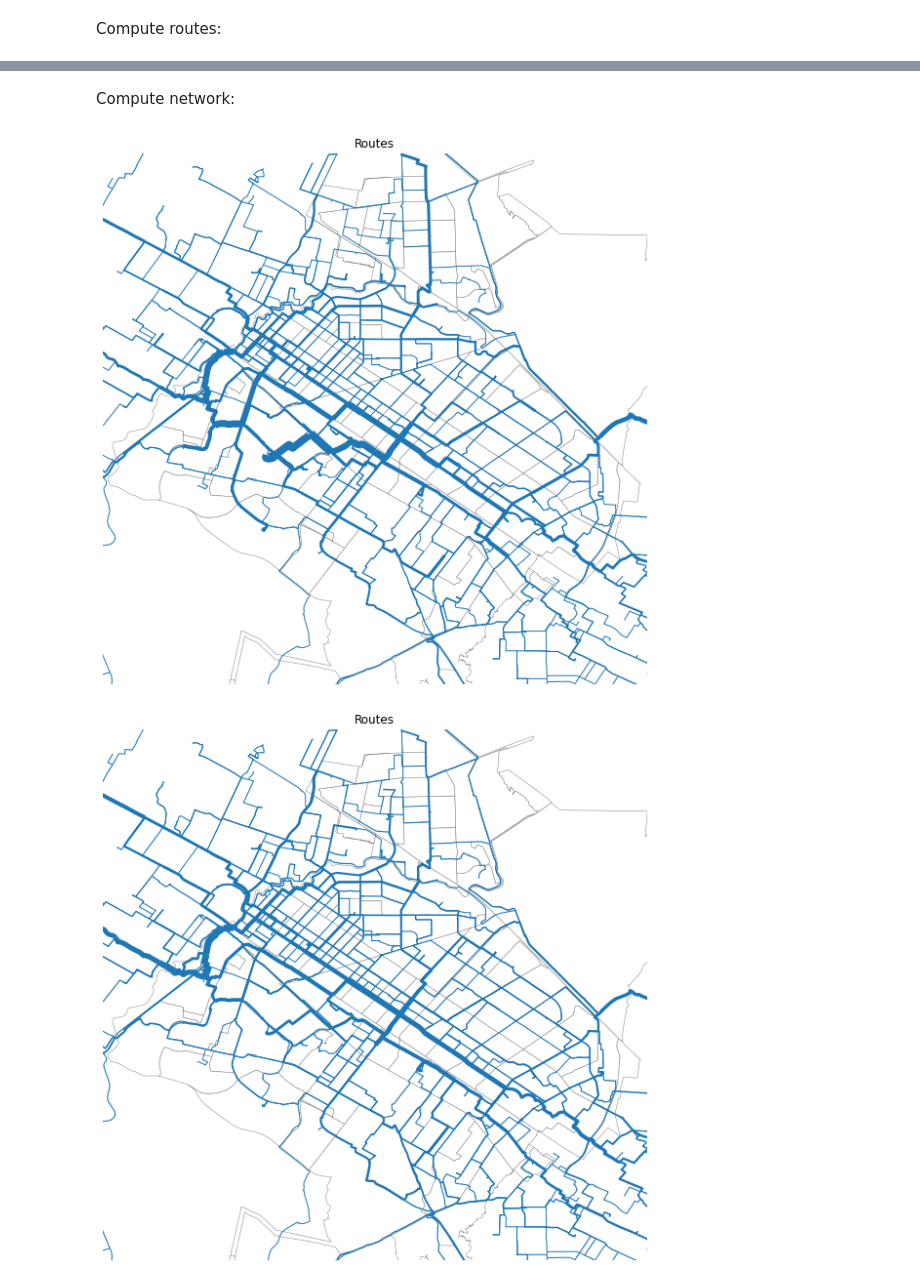
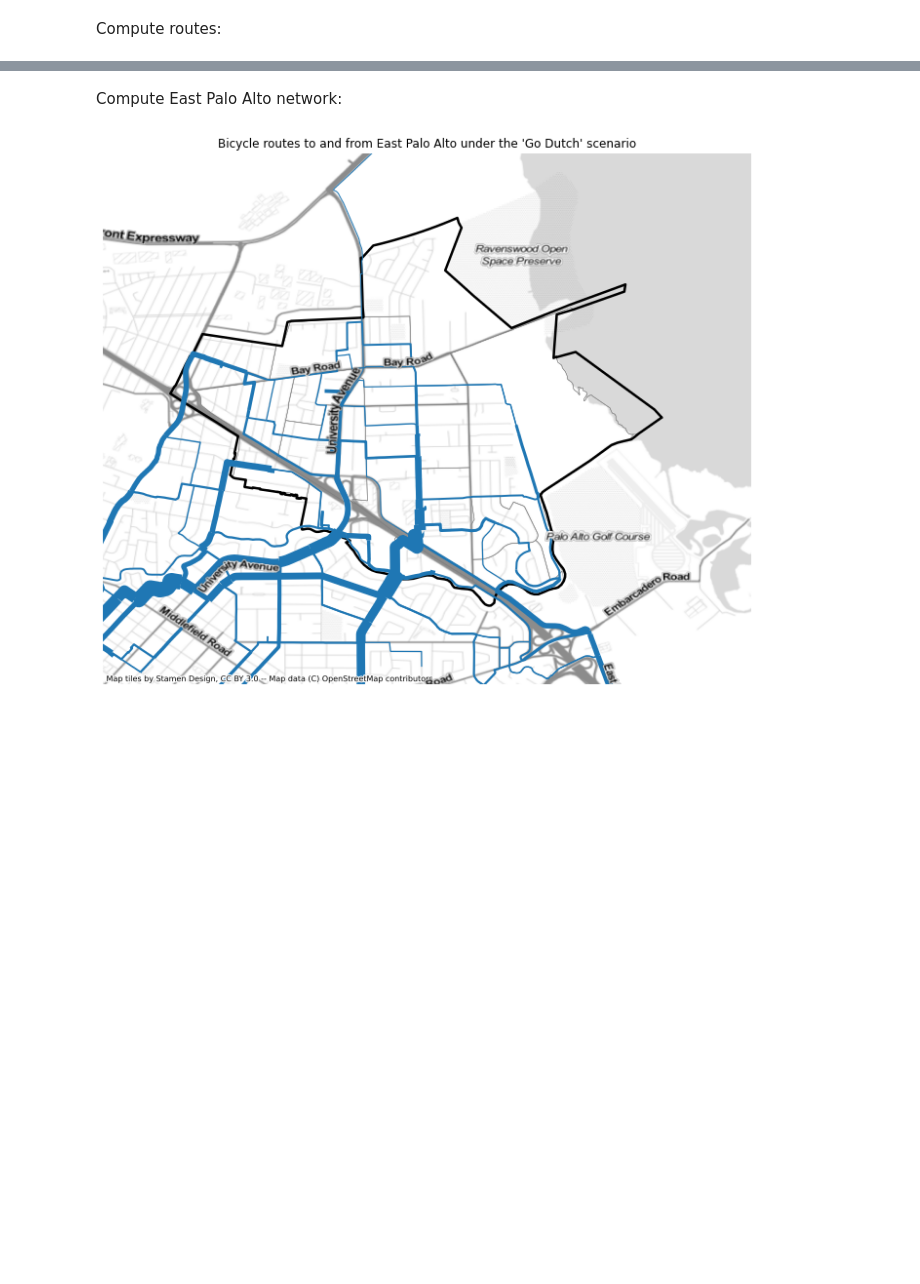
Before and after one commit to pctBayArea/stplanpy, a Jupyter notebook: jupyter/stplanpy.ipynb, the cells around one changed output, grey strips where cells are left out. Drawn from its saved outputs; the diff is of its cells as text; code cells hidden in the pictures; blank space fills up the shorter version.

```diff
--- a/jupyter/stplanpy.ipynb
+++ b/jupyter/stplanpy.ipynb
@@ -154,10 +168,12 @@ flow_data = gpd.GeoDataFrame(flow_data)
 flow_data = flow_data.set_crs("EPSG:6933")
 
 # Plot origin destination lines for distances less than 10km
-fig, ax = plt.subplots(figsize=(10,10))
+fig, ax = plt.subplots(figsize=(16,10))
 ax.set_aspect("equal")
-taz.loc[taz["placefp"].isin(places)].plot(ax=ax, color='white', edgecolor='gray', linewidth=0.5)
+taz.loc[taz["placefp"].isin(places)].boundary.plot(ax=ax, edgecolor='gray', linewidth=0.5)
 flow_data.loc[flow_data["distance"] <= 10000].plot(ax=ax, column="distance", linewidth=0.5)
+ctx.add_basemap(ax, crs=flow_data.crs, source=ctx.providers.Stamen.TonerLite)
+ctx.add_basemap(ax, crs=flow_data.crs, source=ctx.providers.Stamen.TonerLabels)
 plt.title("Origin-destination flow lines less than 10km")
 plt.axis('off')
 plt.show()
@@ -177,7 +193,9 @@ place[["bike10", "all10"]] = place.mode_share(flow_data.loc[flow_data["distance"
 # Plot data
 fig, ax = plt.subplots(figsize=(10,10))
 ax.set_aspect("equal")
-taz.loc[taz["placefp"].isin(places)].plot(ax=ax, column="bike", edgecolor='gray', linewidth=0.5, legend=True)
+taz.loc[taz["placefp"].isin(places)].plot(ax=ax, column="bike", alpha=0.8, edgecolor='gray', linewidth=0.5, legend=True)
+ctx.add_basemap(ax, crs=taz.crs, source=ctx.providers.Stamen.TonerLite)
+ctx.add_basemap(ax, crs=taz.crs, source=ctx.providers.Stamen.TonerLabels)
 plt.title("Bicycle mode share of traffic analysis zones in East Palo Alto, Palo Alto, and Stanford Univeristy")
 plt.axis('off')
 plt.show()
@@ -193,7 +211,7 @@ print(place[["name", "bike", "go_dutch", "bike10", "all", "all10"]])
 # %% [markdown]
 Compute routes:
 # %%
-# Select routes shorter than 30km
+# Select routes shorter than 25km
 flow_data = flow_data.loc[flow_data["distance"] <= 25000]
 
 # Read the cyclestreets api key
@@ -216,13 +234,13 @@ flow_data = gpd.GeoDataFrame(flow_data)
 flow_data = flow_data.set_crs("EPSG:6933")
 
 # Plot routes
-fig, ax = plt.subplots(figsize=(10,10))
+fig, ax = plt.subplots(figsize=(16,10))
 ax.set_aspect("equal")
-taz.loc[taz["placefp"].isin(places)].plot(ax=ax, color='white', edgecolor='gray', linewidth=0.5)
-#ctx.add_basemap(ax, crs=flow_data.crs, source=ctx.providers.Stamen.TonerLite)
+taz.loc[taz["placefp"].isin(places)].boundary.plot(ax=ax, edgecolor='gray', linewidth=0.5)
 flow_data.plot(ax=ax, column="distance", linewidth=0.5)
-#ctx.add_basemap(ax, crs=flow_data.crs, source=ctx.providers.Stamen.TonerLabels)
-plt.title("Routes")
+ctx.add_basemap(ax, crs=flow_data.crs, source=ctx.providers.Stamen.TonerLite)
+ctx.add_basemap(ax, crs=flow_data.crs, source=ctx.providers.Stamen.TonerLabels)
+plt.title("All routes for direct distances shorter than 25km ")
 plt.axis('off')
 plt.show()
 # %% [output]
@@ -230,28 +248,27 @@ plt.show()
-# %% [markdown]
-Compute network:
+# %% [markdown]
+Compute East Palo Alto network:
 # %%
 # Place codes
 # 20956 East Palo Alto
 # 55282 Palo Alto
 # 73906 Stanford University
-pa_network = flow_data.to_frm("55282").reduce()
+epa_network = flow_data.to_frm("20956").reduce()
 
 # Compute linewidth
-pa_network["width"] = 1+10*pa_network["bike"]/pa_network["bike"].max()
+epa_network["width"] = 1+15*epa_network["go_dutch"]/epa_network["go_dutch"].max()
 
 # Plot network
-fig, ax = plt.subplots(figsize=(10,10))
+fig, ax = plt.subplots(figsize=(16,10))
 ax.set_aspect("equal")
-ax.set_xlim([-11789869,-11780640])
-ax.set_ylim([4446000, 4455000])
-taz.loc[taz["placefp"].isin(places)].plot(ax=ax, color='white', edgecolor='gray', linewidth=0.5)
-
-pa_network.plot(ax=ax, linewidth=pa_network["width"])
-ctx.add_basemap(ax, crs=pa_network.crs, source=ctx.providers.Stamen.TonerLite)
-ctx.add_basemap(ax, crs=pa_network.crs, source=ctx.providers.Stamen.TonerLabels)
-plt.title("Routes")
+ax.set_xlim([-11787000,-11781500])
+ax.set_ylim([4451500, 4456000])
+taz.loc[taz["placefp"] == "20956"].boundary.plot(ax=ax, edgecolor='gray', linewidth=0.5)
+place.loc[place["placefp"] == "20956"].boundary.plot(ax=ax, edgecolor="black", linewidth=2.5)
+epa_network.plot(ax=ax, linewidth=epa_network["width"])
+ctx.add_basemap(ax, crs=epa_network.crs, source=ctx.providers.Stamen.TonerLite)
+ctx.add_basemap(ax, crs=epa_network.crs, source=ctx.providers.Stamen.TonerLabels)
+plt.title("Bicycle routes to and from East Palo Alto under the 'Go Dutch' scenario")
 plt.axis('off')
 plt.show()
 # %% [output]
-[figure, old version]
+[figure, new version]
-[figure, removed]
```
Also changed, not shown: parts of 14 cells of this notebook.
